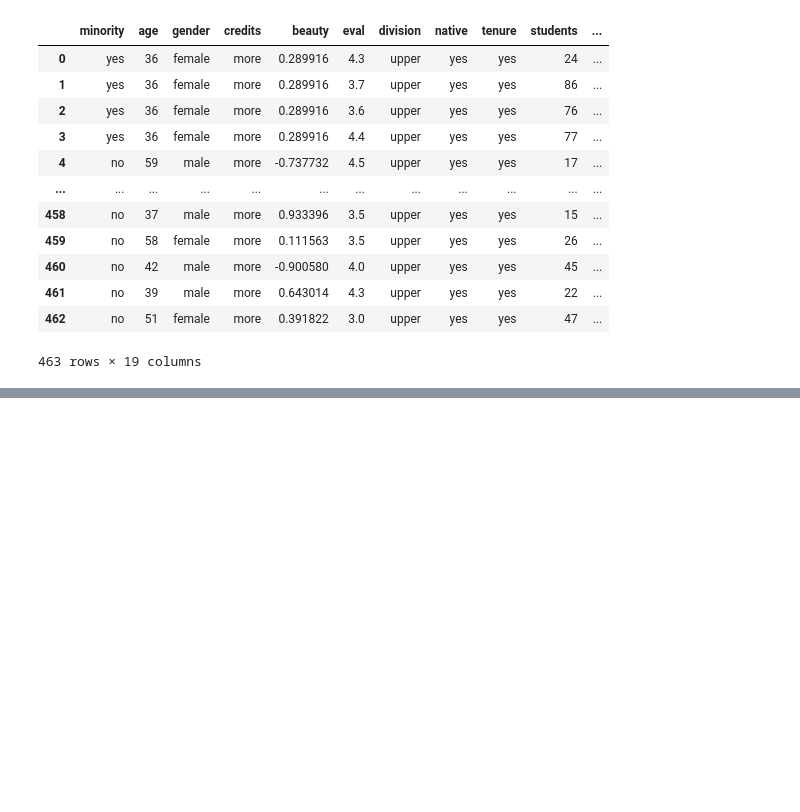
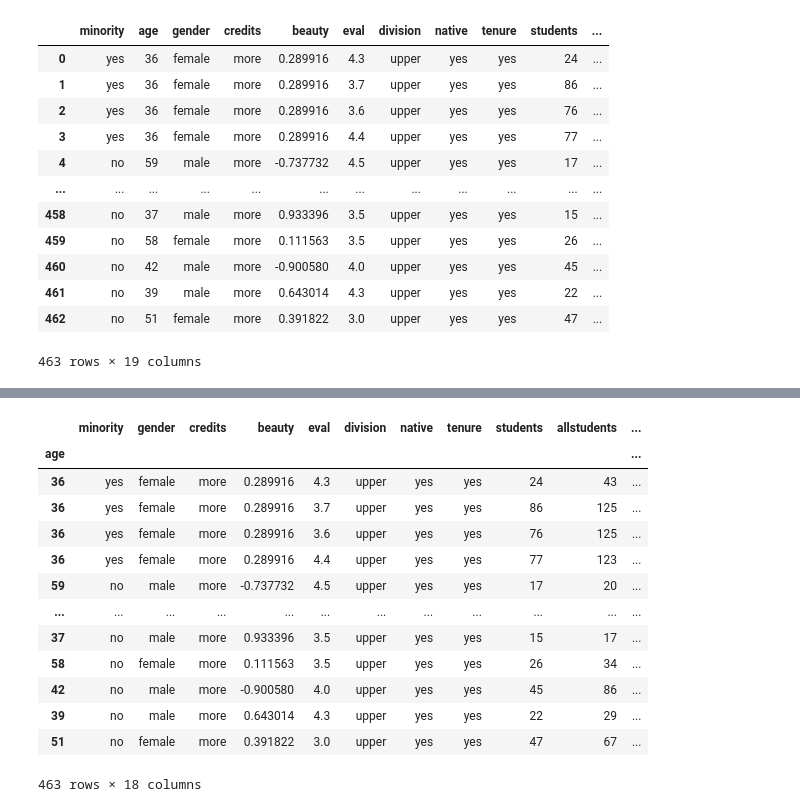
Before and after one commit to Rohangambig/Data_Analyst_Journey, a Jupyter notebook: Python/matplotlib_visualization.ipynb, the cells around one changed output, grey strips where cells are left out. Cells and saved outputs as stored; diff of their text form; code cells hidden in the pictures; blank space fills up the shorter version.

```diff
--- a/Python/matplotlib_visualization.ipynb
+++ b/Python/matplotlib_visualization.ipynb
@@ -81,0 +202,18 @@ non_duplicate
+# %%
+# Setting the age as the index of the table means 0th column
+df.set_index('age')
+# %% [output]
+|  | minority | gender | credits | beauty | eval | division | native | tenure | students | allstudents | ... |
+| age |  |  |  |  |  |  |  |  |  |  | ... |
+| 36 | yes | female | more | 0.289916 | 4.3 | upper | yes | yes | 24 | 43 | ... |
+| 36 | yes | female | more | 0.289916 | 3.7 | upper | yes | yes | 86 | 125 | ... |
+| 36 | yes | female | more | 0.289916 | 3.6 | upper | yes | yes | 76 | 125 | ... |
+| 36 | yes | female | more | 0.289916 | 4.4 | upper | yes | yes | 77 | 123 | ... |
+| 59 | no | male | more | -0.737732 | 4.5 | upper | yes | yes | 17 | 20 | ... |
+| ... | ... | ... | ... | ... | ... | ... | ... | ... | ... | ... | ... |
+| 37 | no | male | more | 0.933396 | 3.5 | upper | yes | yes | 15 | 17 | ... |
+| 58 | no | female | more | 0.111563 | 3.5 | upper | yes | yes | 26 | 34 | ... |
+| 42 | no | male | more | -0.900580 | 4.0 | upper | yes | yes | 45 | 86 | ... |
+| 39 | no | male | more | 0.643014 | 4.3 | upper | yes | yes | 22 | 29 | ... |
+| 51 | no | female | more | 0.391822 | 3.0 | upper | yes | yes | 47 | 67 | ... |
+463 rows × 18 columns
```
Also changed, not shown: parts of 16 cells of this notebook, 1 other file.
